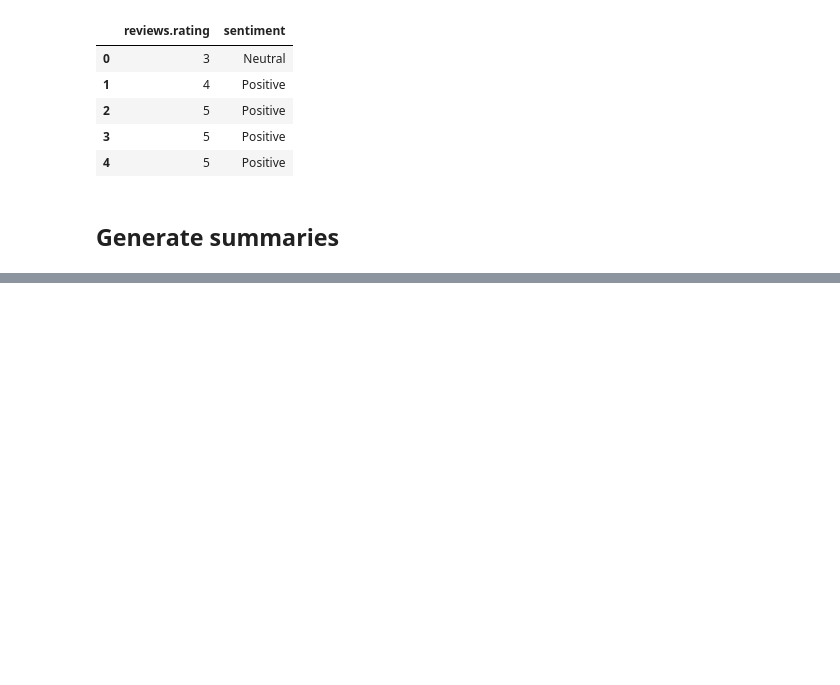
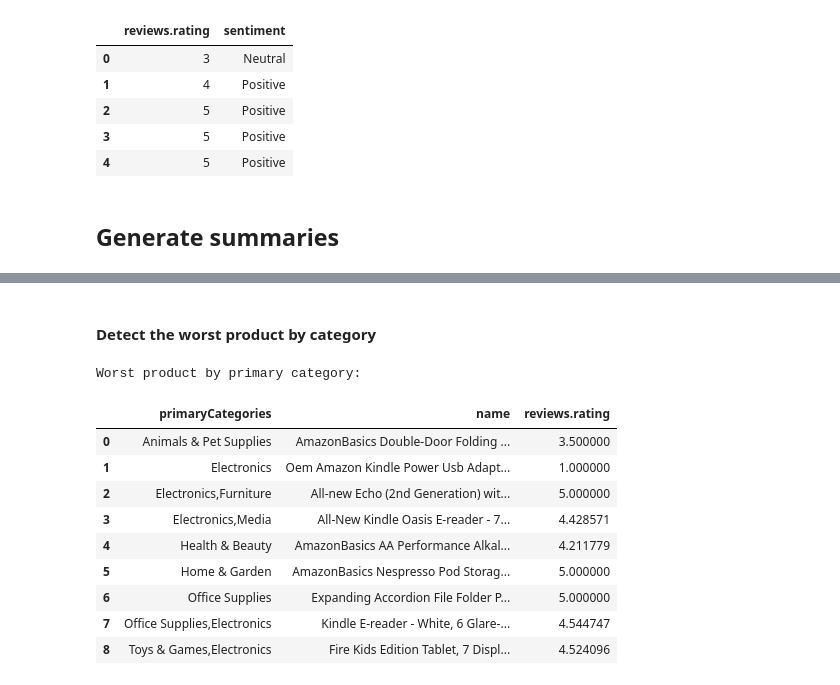
Before and after one commit to adriadi/project-nlp-business-case-automated-customers-reviews-v2, a Jupyter notebook: code/main.ipynb, the cells around one changed output, grey strips where cells are left out. Cells and saved outputs as stored; diff of their text form; code cells hidden in the pictures; blank space fills up the shorter version.

```diff
--- a/code/main.ipynb
+++ b/code/main.ipynb
@@ -436,0 +482,27 @@ that match your environment. Please note that you may need to restart your runti
+# %% [markdown]
+#### Detect the worst product by category
+# %%
+worst_products = (
+	df_filtered.groupby(['primaryCategories', 'name'])['reviews.rating']
+	.mean()
+	.reset_index()
+	.sort_values(['primaryCategories', 'reviews.rating'])
+	.groupby('primaryCategories')
+	.first()
+	.reset_index()
+)
+
+print("Worst product by primary category:")
+display(worst_products[['primaryCategories', 'name', 'reviews.rating']])
+# %% [output]
+Worst product by primary category:
+|  | primaryCategories | name | reviews.rating |
+| 0 | Animals & Pet Supplies | AmazonBasics Double-Door Folding ... | 3.500000 |
+| 1 | Electronics | Oem Amazon Kindle Power Usb Adapt... | 1.000000 |
+| 2 | Electronics,Furniture | All-new Echo (2nd Generation) wit... | 5.000000 |
+| 3 | Electronics,Media | All-New Kindle Oasis E-reader - 7... | 4.428571 |
+| 4 | Health & Beauty | AmazonBasics AA Performance Alkal... | 4.211779 |
+| 5 | Home & Garden | AmazonBasics Nespresso Pod Storag... | 5.000000 |
+| 6 | Office Supplies | Expanding Accordion File Folder P... | 5.000000 |
+| 7 | Office Supplies,Electronics | Kindle E-reader - White, 6 Glare-... | 4.544747 |
+| 8 | Toys & Games,Electronics | Fire Kids Edition Tablet, 7 Displ... | 4.524096 |
```
Also changed, not shown: parts of 45 cells of this notebook, 8 other files.
